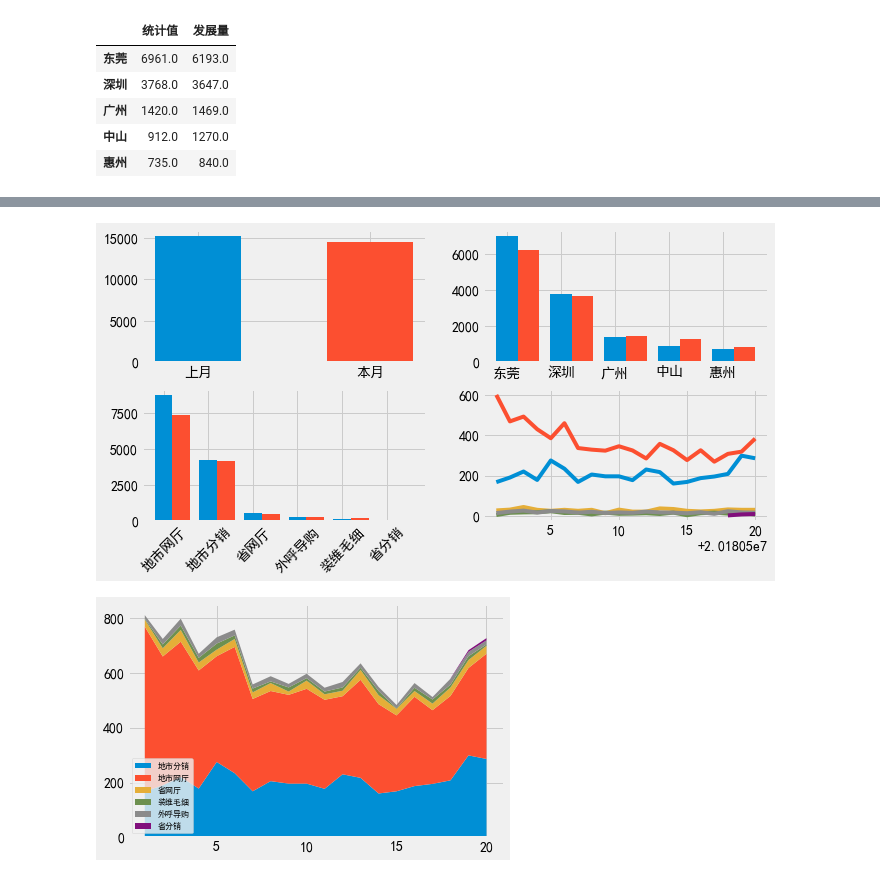
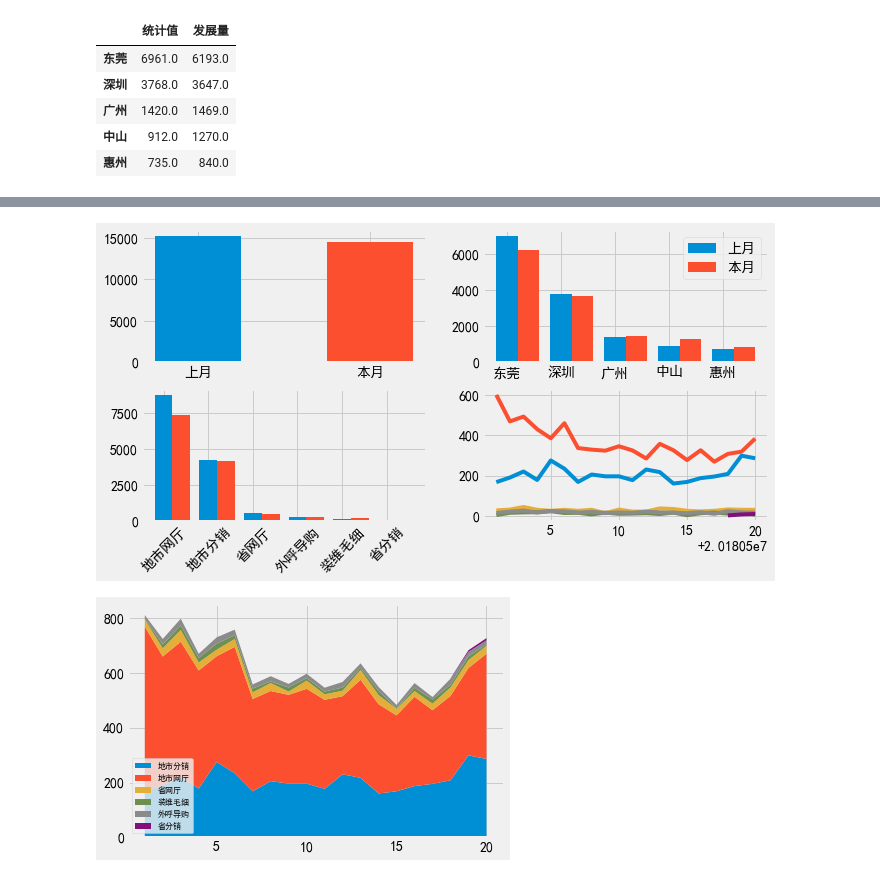
Before and after one commit to py-bin/ipynb_share, a Jupyter notebook: data_analysis/data_analysis_3.ipynb, the cells around one changed output, grey strips where cells are left out. Drawn from its saved outputs; the diff is of its cells as text; code cells hidden in the pictures.

```diff
--- a/data_analysis/data_analysis_3.ipynb
+++ b/data_analysis/data_analysis_3.ipynb
@@ -23,6 +37,10 @@ zd_lm = ec_lm.groupby('阵地')['统计值'].sum()
 zd_fx = pd.concat([zd_lm,zd_tm],axis=1)
 zd_fx.columns=['4月','5月']
 zd_fx.sort_values('5月',ascending=False, inplace=True)
+
+matplotlib.rcParams['font.sans-serif'] = ['KaiTi']#作图的中文
+matplotlib.rcParams['font.serif'] = ['KaiTi']#作图的中文
+plt.rcParams['axes.unicode_minus'] = False#正常显示负号
 zd_fx
 # %% [output]
 |  | 4月 | 5月 |
@@ -150,36 +186,37 @@ fig, axes = plt.subplots(ncols=2, nrows=2, figsize=(10,5))
 ax1, ax2, ax3, ax4 = axes.ravel()
 
 #全省本月、上月对比
 y1 = ec_lm['统计值'].sum()
 y2 = ec_tm['统计值'].sum()
 ax1.bar(1,y1,0.5)
 ax1.bar(2,y2,0.5)
 ax1.set_xticks([1,2])
 ax1.set_xticklabels(['上月','本月'])
 #各地市发展量
 x = np.arange(5)
 width = 0.4
 y1 = rst_plot.iloc[:,0].values
 y2 = rst_plot.iloc[:,1].values
-ax2.bar(x,y1,width)
-ax2.bar(x+width,y2,width)
+ax2.bar(x,y1,width,label='上月')
+ax2.bar(x+width,y2,width,label='本月')
+ax2.legend()
 ax2.set_xticks(x)
 ax2.set_xticklabels(rst_plot.index)
 #各阵地本月、上月对比
 x = np.arange(6)
 y1=zd_fx['4月']
 y2=zd_fx['5月']
 ax3.bar(x,y1,width)
 ax3.bar(x+width,y2,width)
 ax3.set_xticks(x)
 ax3.set_xticklabels(zd_fx.index,rotation =45)
 #个阵地分天入网量
 x = np.arange(20)
 for zhendi in zd:
     ax4.plot(zd_everyday.loc[zhendi],label=zhendi)
 plt.show()
 # %% [output]
-[figure, old version]
+[figure, new version]
 # %%
 plt.style.use('fivethirtyeight')
 all_y = []
```
Also changed, not shown: parts of 9 cells of this notebook, 1 other file.
